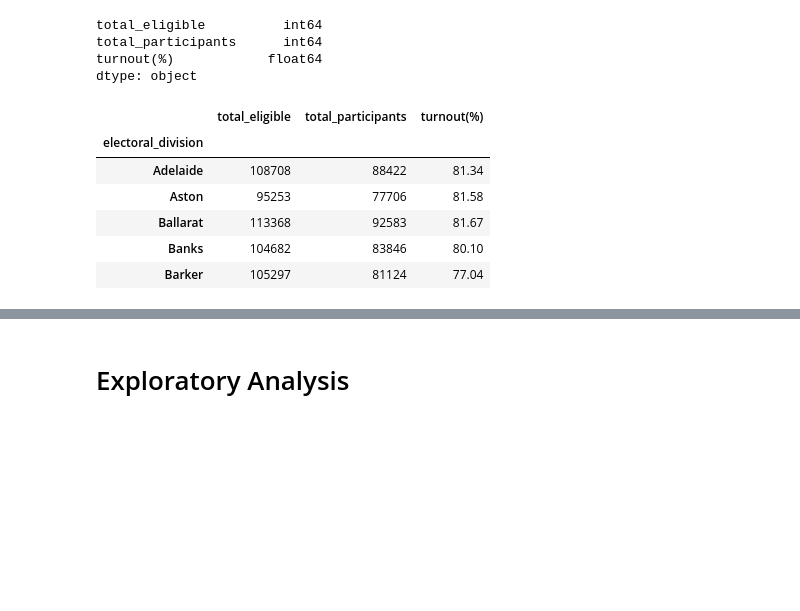
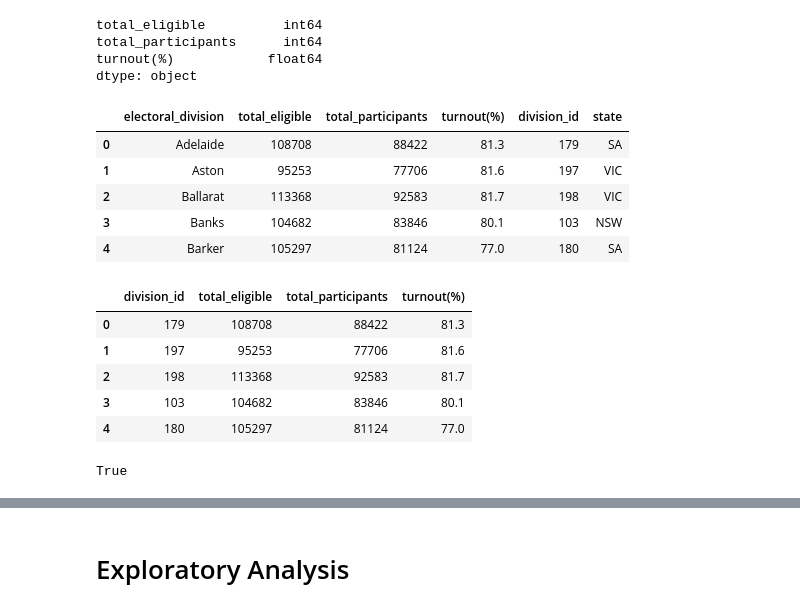
Before and after one commit to annewieggers/ETL-project, a Jupyter notebook: 06-extracting_transforming_marriage_postal_turnout.ipynb, the cells around one changed output, grey strips where cells are left out. Saved outputs shown, nothing was run; the diff lists cells and outputs as text; code cells hidden in the pictures; blank space fills up the shorter version.

```diff
--- a/06-extracting_transforming_marriage_postal_turnout.ipynb
+++ b/06-extracting_transforming_marriage_postal_turnout.ipynb
@@ -14,0 +17,3 @@ df.head()
+# %%
+id_df = pd.read_csv('01-output_electoral_division/electoral_division.csv')
+id_df.head()
@@ -80,14 +92,33 @@ total_participants      int64
 turnout(%)            float64
 dtype: object
 # %%
-# rounding turnout percentages to 2 decimal places
-df = grouped_df.round({'turnout(%)': 2})
-df.head()
+# rounding turnout percentages to 1 decimal place
+df = grouped_df.round({'turnout(%)': 1})
-# %% [output]
-|  | total_eligible | total_participants | turnout(%) |
-| electoral_division |  |  |  |
-| Adelaide | 108708 | 88422 | 81.34 |
-| Aston | 95253 | 77706 | 81.58 |
-| Ballarat | 113368 | 92583 | 81.67 |
-| Banks | 104682 | 83846 | 80.10 |
-| Barker | 105297 | 81124 | 77.04 |
+# %%
+# merging with id_df dataframe
+combined_df = pd.merge(df, id_df, how="inner", on="electoral_division")
+combined_df.head()
+# %% [output]
+|  | electoral_division | total_eligible | total_participants | turnout(%) | division_id | state |
+| 0 | Adelaide | 108708 | 88422 | 81.3 | 179 | SA |
+| 1 | Aston | 95253 | 77706 | 81.6 | 197 | VIC |
+| 2 | Ballarat | 113368 | 92583 | 81.7 | 198 | VIC |
+| 3 | Banks | 104682 | 83846 | 80.1 | 103 | NSW |
+| 4 | Barker | 105297 | 81124 | 77.0 | 180 | SA |
+# %%
+# columns we want to keep, in the order we want to keepn them
+columns = ['division_id', 'total_eligible', 'total_participants', 'turnout(%)']
+combined_df = combined_df[columns]
+combined_df.head()
+# %% [output]
+|  | division_id | total_eligible | total_participants | turnout(%) |
+| 0 | 179 | 108708 | 88422 | 81.3 |
+| 1 | 197 | 95253 | 77706 | 81.6 |
+| 2 | 198 | 113368 | 92583 | 81.7 |
+| 3 | 103 | 104682 | 83846 | 80.1 |
+| 4 | 180 | 105297 | 81124 | 77.0 |
+# %%
+# are all the division id values unique?
+combined_df['division_id'].is_unique
+# %% [output]
+True
```
Also changed, not shown: parts of 4 cells of this notebook, 5 other files.
